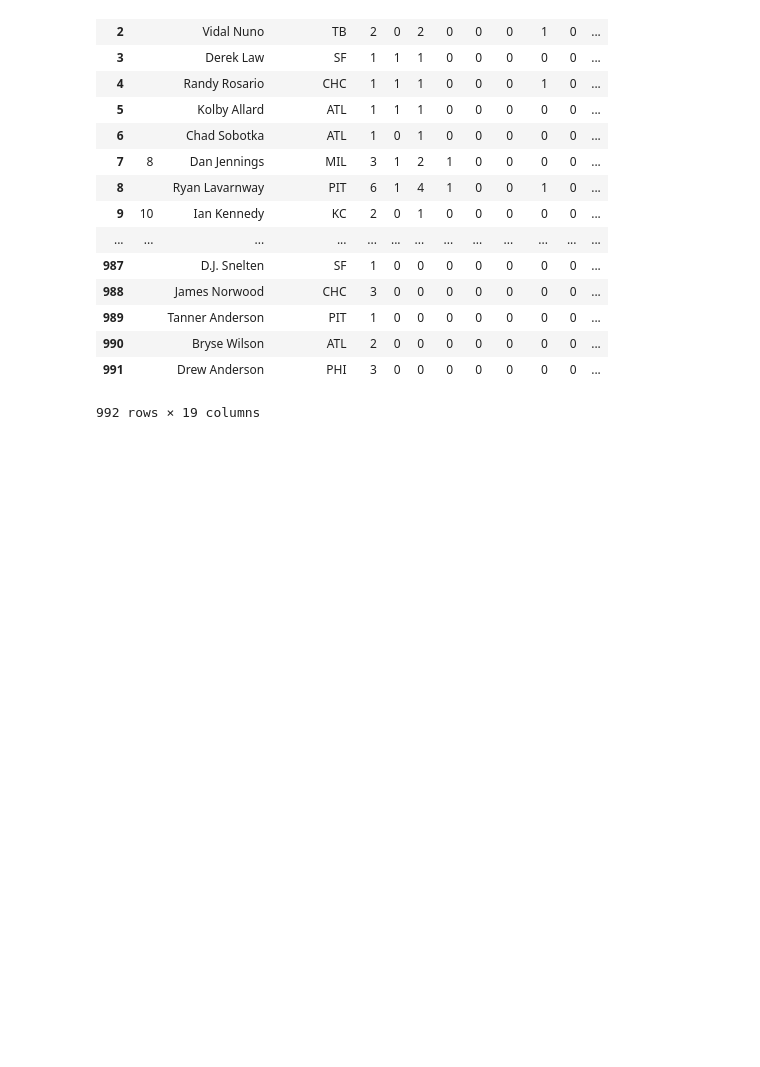
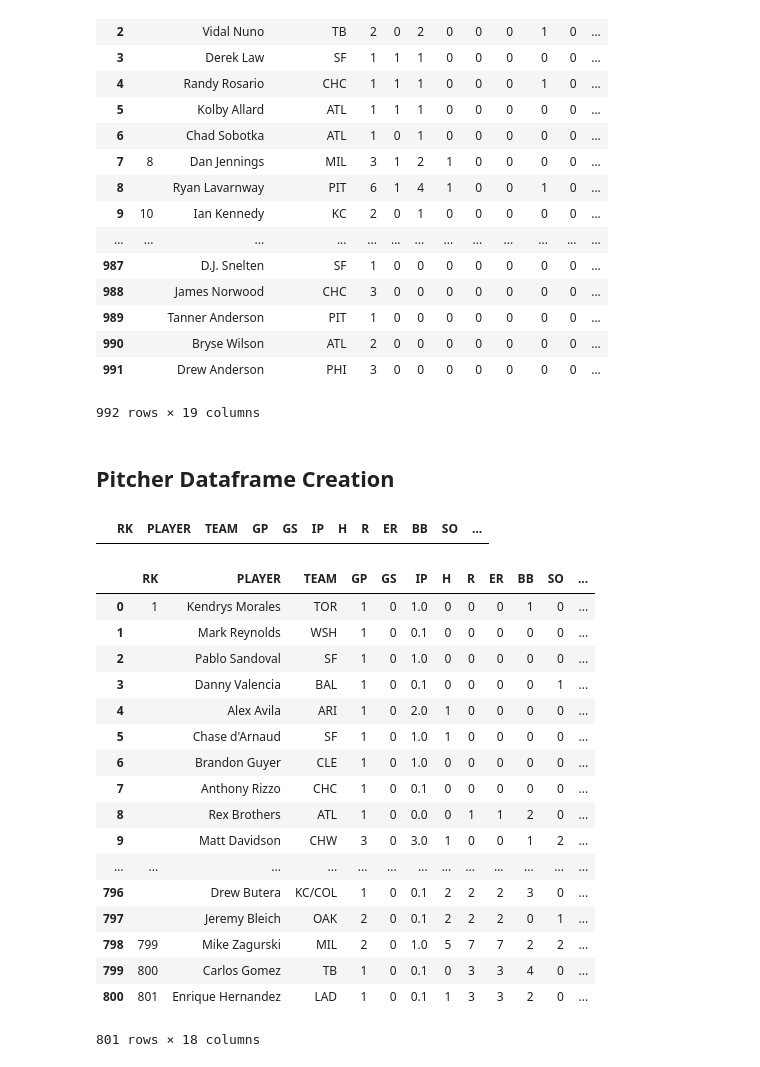
Before and after one commit to ConnorAnderson29/pitch_prediction_model, a Jupyter notebook: web_scrape.ipynb, the cells around one changed output. Cells and saved outputs as stored; diff of their text form; code cells hidden in the pictures; blank space fills up the shorter version.

Commit message:
Complete pitcher scrape, and create final pitcher data frame

```diff
--- a/web_scrape.ipynb
+++ b/web_scrape.ipynb
@@ -130,0 +121,52 @@ final_df.head()
+# %% [markdown]
+## Pitcher Dataframe Creation
+# %%
+pitcher_url = 'http://www.espn.com/mlb/stats/pitching/_/year/2018/qualified/false/order/false'
+pitch_page = requests.get(pitcher_url)
+
+soup1 = BeautifulSoup(pitch_page.text, 'html.parser')
+# %%
+header1 = soup1.find('tr', attrs={'class': 'colhead'})
+# %%
+columns1 = [col.get_text() for col in header1.find_all('td')]
+# %%
+pitch_final_df = pd.DataFrame(columns=columns1)
+pitch_final_df
+# %% [output]
+|  | RK | PLAYER | TEAM | GP | GS | IP | H | R | ER | BB | SO | ... |
+# %%
+for i in range(1,1000, 40):
+    url ='http://www.espn.com/mlb/stats/pitching/_/year/2018/count/{}/qualified/false/order/false'.format(i)
+    #url1 = ''
+    page = requests.get(url)
+    soup = BeautifulSoup(page.text, 'html.parser')
+
+    players = soup.find_all('tr', attrs={'class':re.compile('row player-10-')})
+    for player in players:
+        # Get Stat for each player
+        stats = [stat.get_text() for stat in player.find_all('td')]
+        # Create temp dataframe to add later
+        temp_df1 = pd.DataFrame(stats).transpose()
+        temp_df1.columns = columns1
+        # Add Data to final_df
+        pitch_final_df = pd.concat([pitch_final_df, temp_df1], ignore_index=True)
+pitch_final_df
+# %% [output]
+|  | RK | PLAYER | TEAM | GP | GS | IP | H | R | ER | BB | SO | ... |
+| 0 | 1 | Kendrys Morales | TOR | 1 | 0 | 1.0 | 0 | 0 | 0 | 1 | 0 | ... |
+| 1 |  | Mark Reynolds | WSH | 1 | 0 | 0.1 | 0 | 0 | 0 | 0 | 0 | ... |
+| 2 |  | Pablo Sandoval | SF | 1 | 0 | 1.0 | 0 | 0 | 0 | 0 | 0 | ... |
+| 3 |  | Danny Valencia | BAL | 1 | 0 | 0.1 | 0 | 0 | 0 | 0 | 1 | ... |
+| 4 |  | Alex Avila | ARI | 1 | 0 | 2.0 | 1 | 0 | 0 | 0 | 0 | ... |
+| 5 |  | Chase d'Arnaud | SF | 1 | 0 | 1.0 | 1 | 0 | 0 | 0 | 0 | ... |
+| 6 |  | Brandon Guyer | CLE | 1 | 0 | 1.0 | 0 | 0 | 0 | 0 | 0 | ... |
+| 7 |  | Anthony Rizzo | CHC | 1 | 0 | 0.1 | 0 | 0 | 0 | 0 | 0 | ... |
+| 8 |  | Rex Brothers | ATL | 1 | 0 | 0.0 | 0 | 1 | 1 | 2 | 0 | ... |
+| 9 |  | Matt Davidson | CHW | 3 | 0 | 3.0 | 1 | 0 | 0 | 1 | 2 | ... |
+| ... | ... | ... | ... | ... | ... | ... | ... | ... | ... | ... | ... | ... |
+| 796 |  | Drew Butera | KC/COL | 1 | 0 | 0.1 | 2 | 2 | 2 | 3 | 0 | ... |
+| 797 |  | Jeremy Bleich | OAK | 2 | 0 | 0.1 | 2 | 2 | 2 | 0 | 1 | ... |
+| 798 | 799 | Mike Zagurski | MIL | 2 | 0 | 1.0 | 5 | 7 | 7 | 2 | 2 | ... |
+| 799 | 800 | Carlos Gomez | TB | 1 | 0 | 0.1 | 0 | 3 | 3 | 4 | 0 | ... |
+| 800 | 801 | Enrique Hernandez | LAD | 1 | 0 | 0.1 | 1 | 3 | 3 | 2 | 0 | ... |
+801 rows × 18 columns
```
Also changed, not shown: parts of 8 cells of this notebook.
